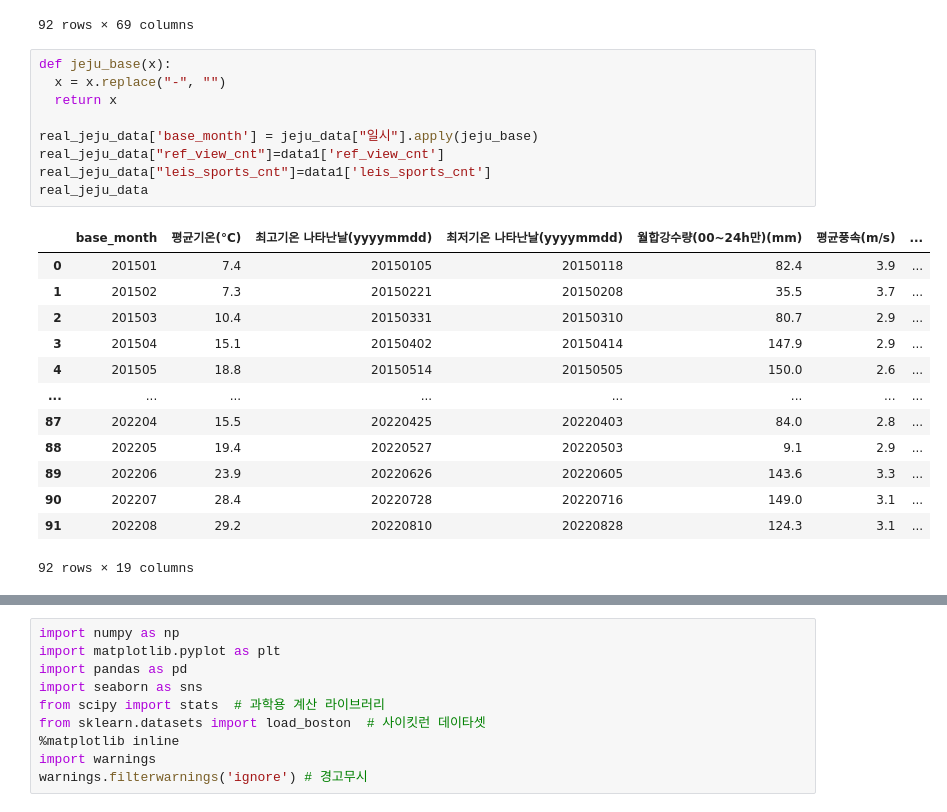
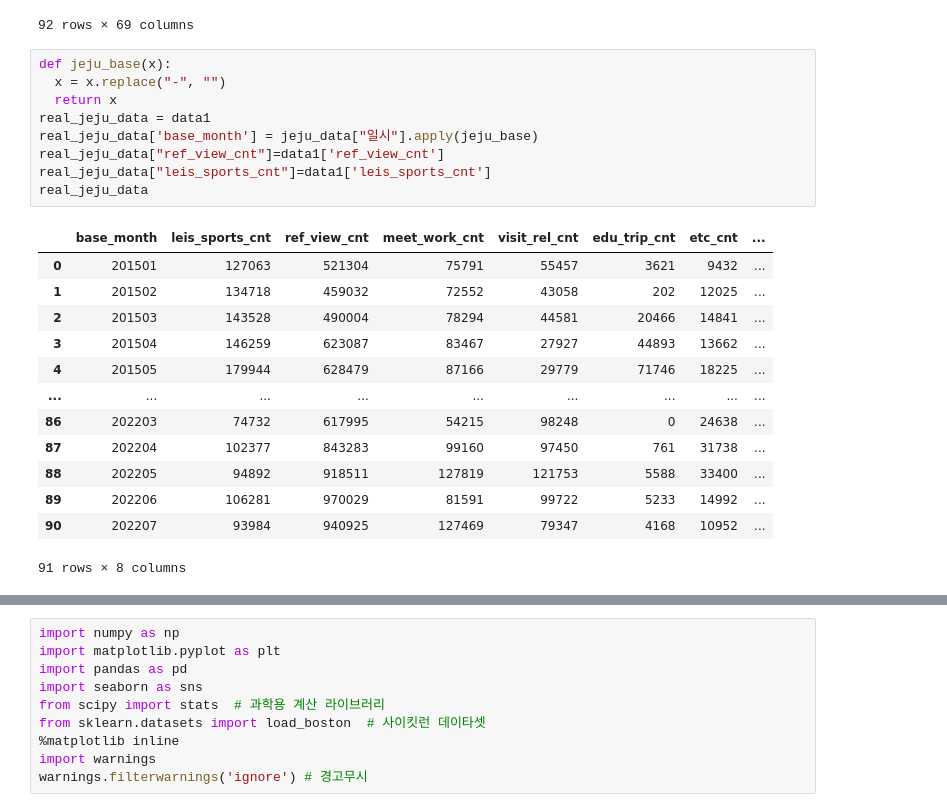
Before and after one commit to uujimin/-Jeju_Island_Tourist_Prediction, a Jupyter notebook: 파일_불러오기.ipynb, the cells around one changed output, grey strips where cells are left out. Drawn from its saved outputs; the diff is of its cells as text.

```diff
--- a/파일_불러오기.ipynb
+++ b/파일_불러오기.ipynb
@@ -25,25 +25,25 @@ jeju_data
 # %%
 def jeju_base(x):
   x = x.replace("-", "")
   return x
-
+real_jeju_data = data1
 real_jeju_data['base_month'] = jeju_data["일시"].apply(jeju_base)
 real_jeju_data["ref_view_cnt"]=data1['ref_view_cnt']
 real_jeju_data["leis_sports_cnt"]=data1['leis_sports_cnt']
 real_jeju_data
 # %% [output]
-|  | base_month | 평균기온(°C) | 최고기온 나타난날(yyyymmdd) | 최저기온 나타난날(yyyymmdd) | 월합강수량(00~24h만)(mm) | 평균풍속(m/s) | ... |
-| 0 | 201501 | 7.4 | 20150105 | 20150118 | 82.4 | 3.9 | ... |
-| 1 | 201502 | 7.3 | 20150221 | 20150208 | 35.5 | 3.7 | ... |
-| 2 | 201503 | 10.4 | 20150331 | 20150310 | 80.7 | 2.9 | ... |
-| 3 | 201504 | 15.1 | 20150402 | 20150414 | 147.9 | 2.9 | ... |
-| 4 | 201505 | 18.8 | 20150514 | 20150505 | 150.0 | 2.6 | ... |
-| ... | ... | ... | ... | ... | ... | ... | ... |
-| 87 | 202204 | 15.5 | 20220425 | 20220403 | 84.0 | 2.8 | ... |
-| 88 | 202205 | 19.4 | 20220527 | 20220503 | 9.1 | 2.9 | ... |
-| 89 | 202206 | 23.9 | 20220626 | 20220605 | 143.6 | 3.3 | ... |
-| 90 | 202207 | 28.4 | 20220728 | 20220716 | 149.0 | 3.1 | ... |
-| 91 | 202208 | 29.2 | 20220810 | 20220828 | 124.3 | 3.1 | ... |
+|  | base_month | leis_sports_cnt | ref_view_cnt | meet_work_cnt | visit_rel_cnt | edu_trip_cnt | etc_cnt | ... |
+| 0 | 201501 | 127063 | 521304 | 75791 | 55457 | 3621 | 9432 | ... |
+| 1 | 201502 | 134718 | 459032 | 72552 | 43058 | 202 | 12025 | ... |
+| 2 | 201503 | 143528 | 490004 | 78294 | 44581 | 20466 | 14841 | ... |
+| 3 | 201504 | 146259 | 623087 | 83467 | 27927 | 44893 | 13662 | ... |
+| 4 | 201505 | 179944 | 628479 | 87166 | 29779 | 71746 | 18225 | ... |
+| ... | ... | ... | ... | ... | ... | ... | ... | ... |
+| 86 | 202203 | 74732 | 617995 | 54215 | 98248 | 0 | 24638 | ... |
+| 87 | 202204 | 102377 | 843283 | 99160 | 97450 | 761 | 31738 | ... |
+| 88 | 202205 | 94892 | 918511 | 127819 | 121753 | 5588 | 33400 | ... |
+| 89 | 202206 | 106281 | 970029 | 81591 | 99722 | 5233 | 14992 | ... |
+| 90 | 202207 | 93984 | 940925 | 127469 | 79347 | 4168 | 10952 | ... |
-92 rows × 19 columns
+91 rows × 8 columns
 # %%
 real_jeju_data = jeju_data[["base_month", "평균기온(°C)","월합강수량(00~24h만)(mm)","평균풍속(m/s)","최대풍속(m/s)","최대풍속 나타난날(yyyymmdd)","최다풍향(16방위)","평균운량(1/10)","일조율(%)","최심적설(cm)","최심신적설(cm)","최심적설 나타난날(yyyymmdd)","최심신적설 나타난날(yyyymmdd)","평균 최저초상온도(°C)","최저초상온도 나타난날(yyyymmdd)"]]
```
Also changed, not shown: parts of 6 cells of this notebook.
